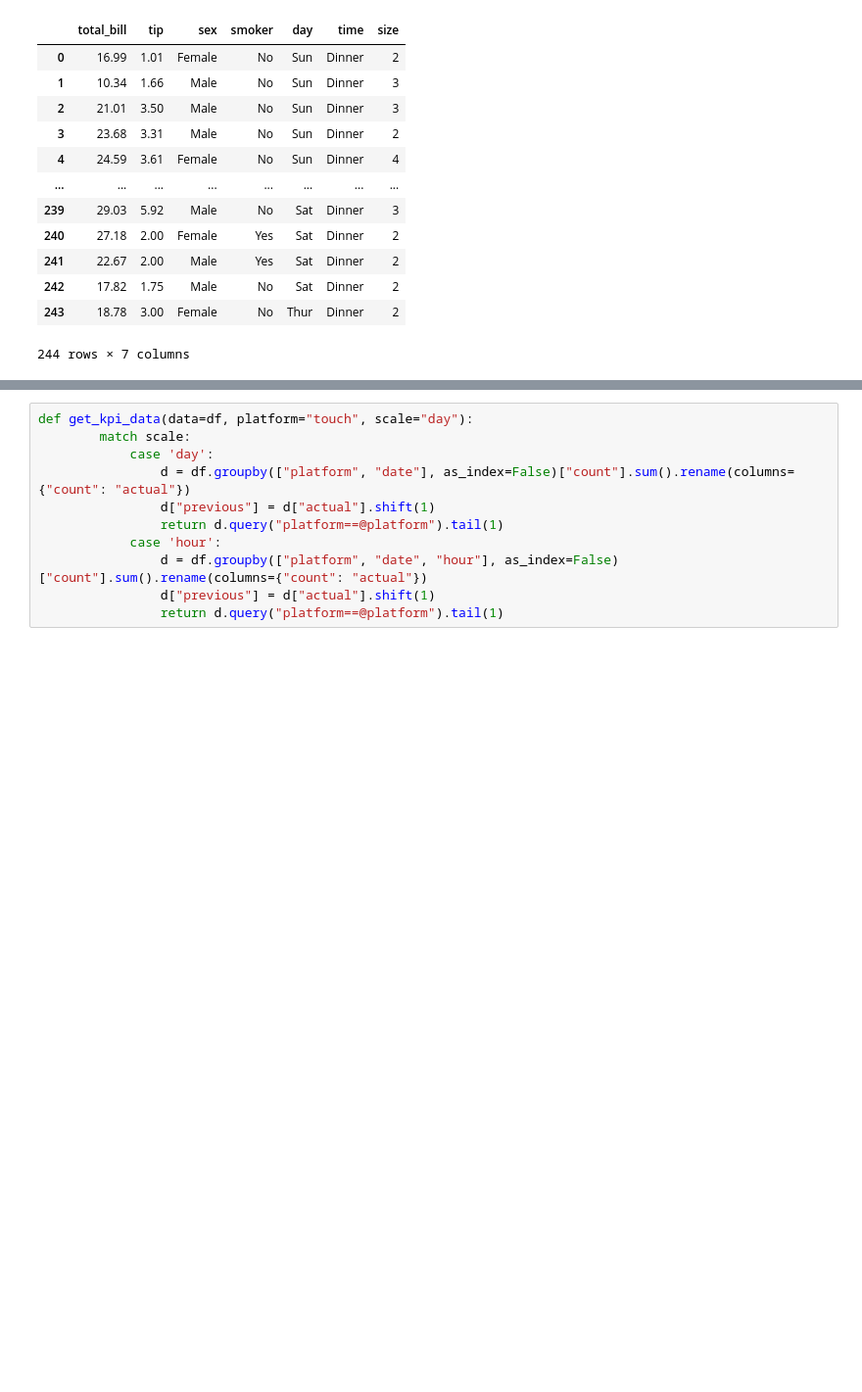
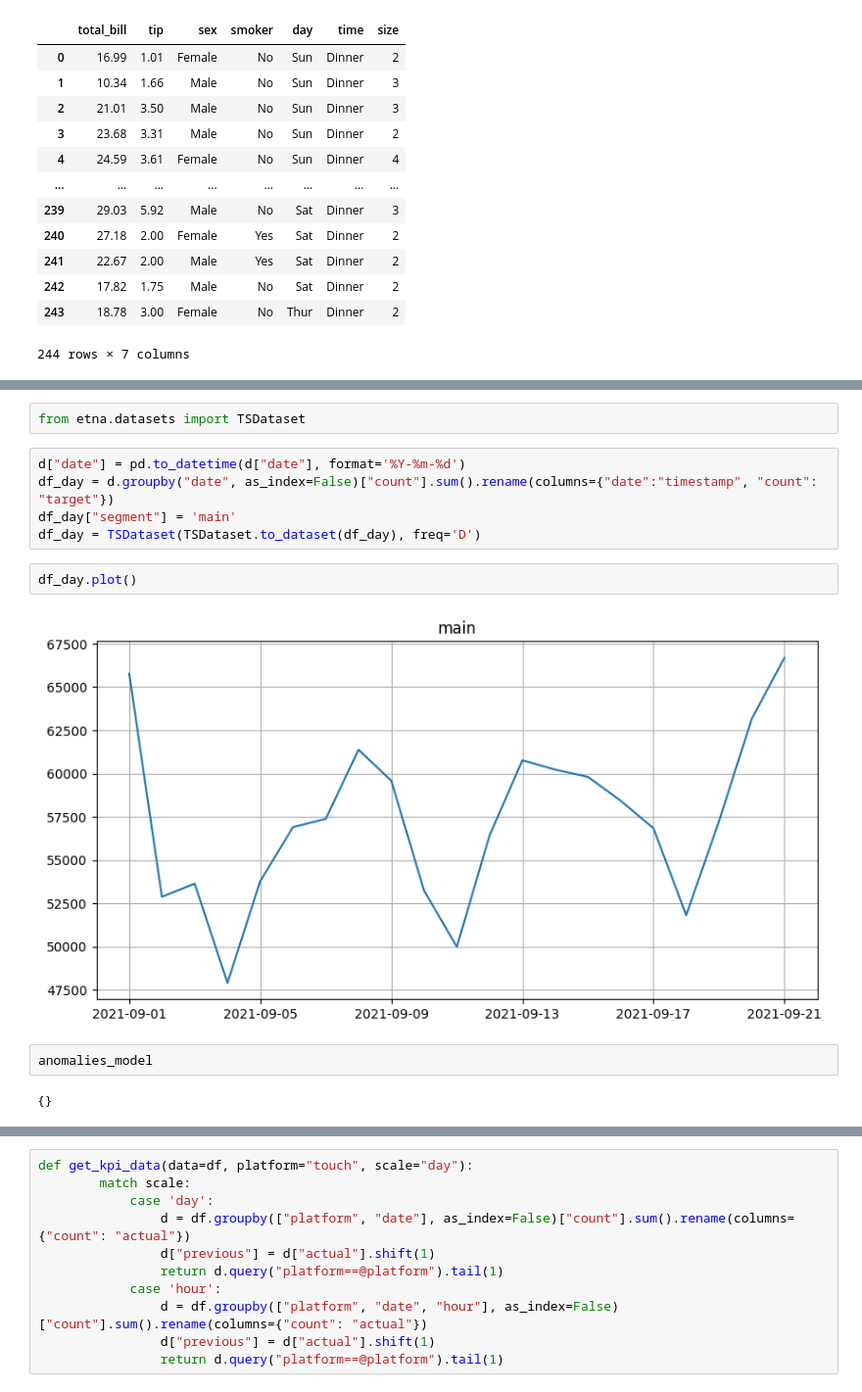
Before and after one commit to aleks-haksly/VIZRO, a Jupyter notebook: demos/test_yandex.ipynb, the cells around one changed output, grey strips where cells are left out. Shown at 98% size. Cells and saved outputs as stored; diff of their text form; blank space fills up the shorter version.

```diff
--- a/demos/test_yandex.ipynb
+++ b/demos/test_yandex.ipynb
@@ -59,0 +125,15 @@ df.groupby(["platform", "date"])["count"].sum().loc["touch"].tail(2).tolist()
+# %%
+from etna.datasets import TSDataset
+# %%
+d["date"] = pd.to_datetime(d["date"], format='%Y-%m-%d')
+df_day = d.groupby("date", as_index=False)["count"].sum().rename(columns={"date":"timestamp", "count": "target"})
+df_day["segment"] = 'main'
+df_day = TSDataset(TSDataset.to_dataset(df_day), freq='D')
+# %%
+df_day.plot()
+# %% [output]
+[figure, added]
+# %%
+anomalies_model
+# %% [output]
+{}
```
Also changed, not shown: parts of 12 cells of this notebook.
